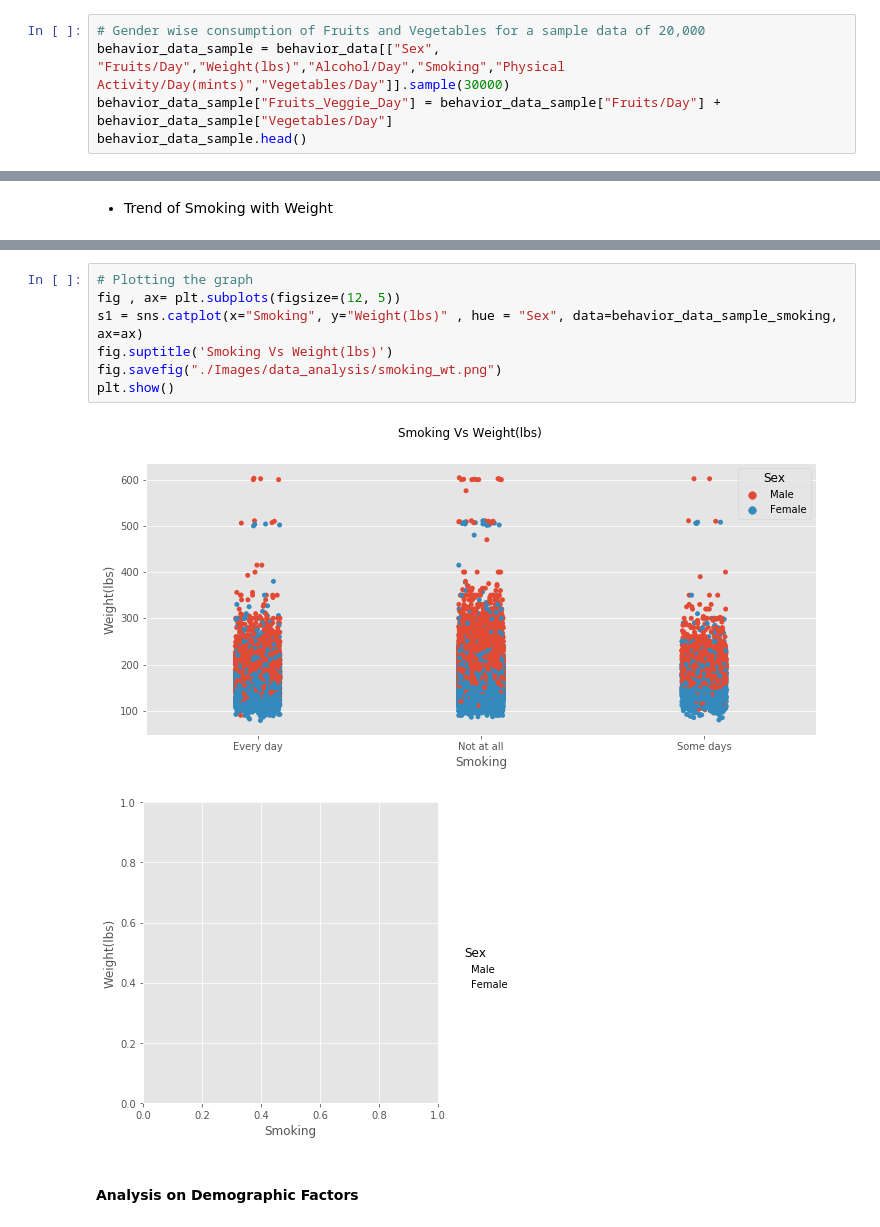
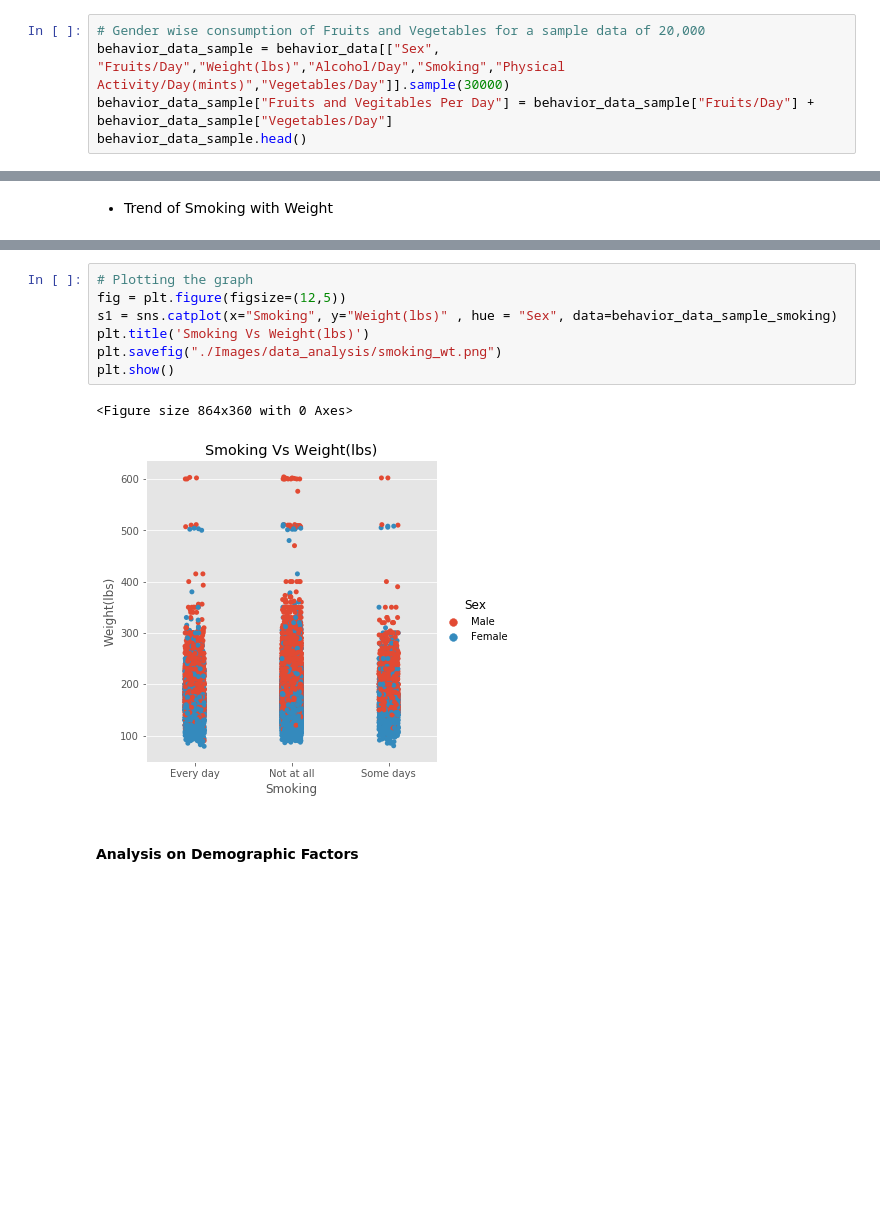
Before and after one commit to ic2019/groupb_project1, a Jupyter notebook: behavior_analysis.ipynb, the cells around one changed output, grey strips where cells are left out. Drawn from its saved outputs; the diff is of its cells as text; blank space fills up the shorter version.

```diff
--- a/behavior_analysis.ipynb
+++ b/behavior_analysis.ipynb
@@ -89,7 +89,7 @@ avg_alcohol_state = grouped_data["Alcohol/Day"]
 # %%
 # Gender wise consumption of Fruits and Vegetables for a sample data of 20,000
 behavior_data_sample = behavior_data[["Sex", "Fruits/Day","Weight(lbs)","Alcohol/Day","Smoking","Physical Activity/Day(mints)","Vegetables/Day"]].sample(30000)
-behavior_data_sample["Fruits_Veggie_Day"] = behavior_data_sample["Fruits/Day"] + behavior_data_sample["Vegetables/Day"]
+behavior_data_sample["Fruits and Vegitables Per Day"] = behavior_data_sample["Fruits/Day"] + behavior_data_sample["Vegetables/Day"]
 behavior_data_sample.head()
 # %% [output]
 |  | Sex | Fruits/Day | Weight(lbs) | Alcohol/Day | Smoking | Physical Activity/Day(mints) | Vegetables/Day | ... |
@@ -139,14 +143,14 @@ behavior_data_sample_smoking.head()
 | 34814 | Male | 1.0 | 140.0 | 3.0 | Every day | 300.000000 | 2.20 | ... |
 # %%
 # Plotting the graph
-fig , ax= plt.subplots(figsize=(12, 5))
-s1 = sns.catplot(x="Smoking", y="Weight(lbs)" , hue = "Sex", data=behavior_data_sample_smoking,  ax=ax)
-fig.suptitle('Smoking Vs Weight(lbs)')
-fig.savefig("./Images/data_analysis/smoking_wt.png")
+fig = plt.figure(figsize=(12,5))
+s1 = sns.catplot(x="Smoking", y="Weight(lbs)" , hue = "Sex", data=behavior_data_sample_smoking)
+plt.title('Smoking Vs Weight(lbs)')
+plt.savefig("./Images/data_analysis/smoking_wt.png")
 plt.show()
 # %% [output]
+<Figure size 864x360 with 0 Axes>
-[figure, old version]
+[figure, new version]
-[figure, removed]
 # %% [markdown]
 #### Analysis on Demographic Factors
 # %% [markdown]
```
Also changed, not shown: parts of 4 cells of this notebook, 5 other files.
